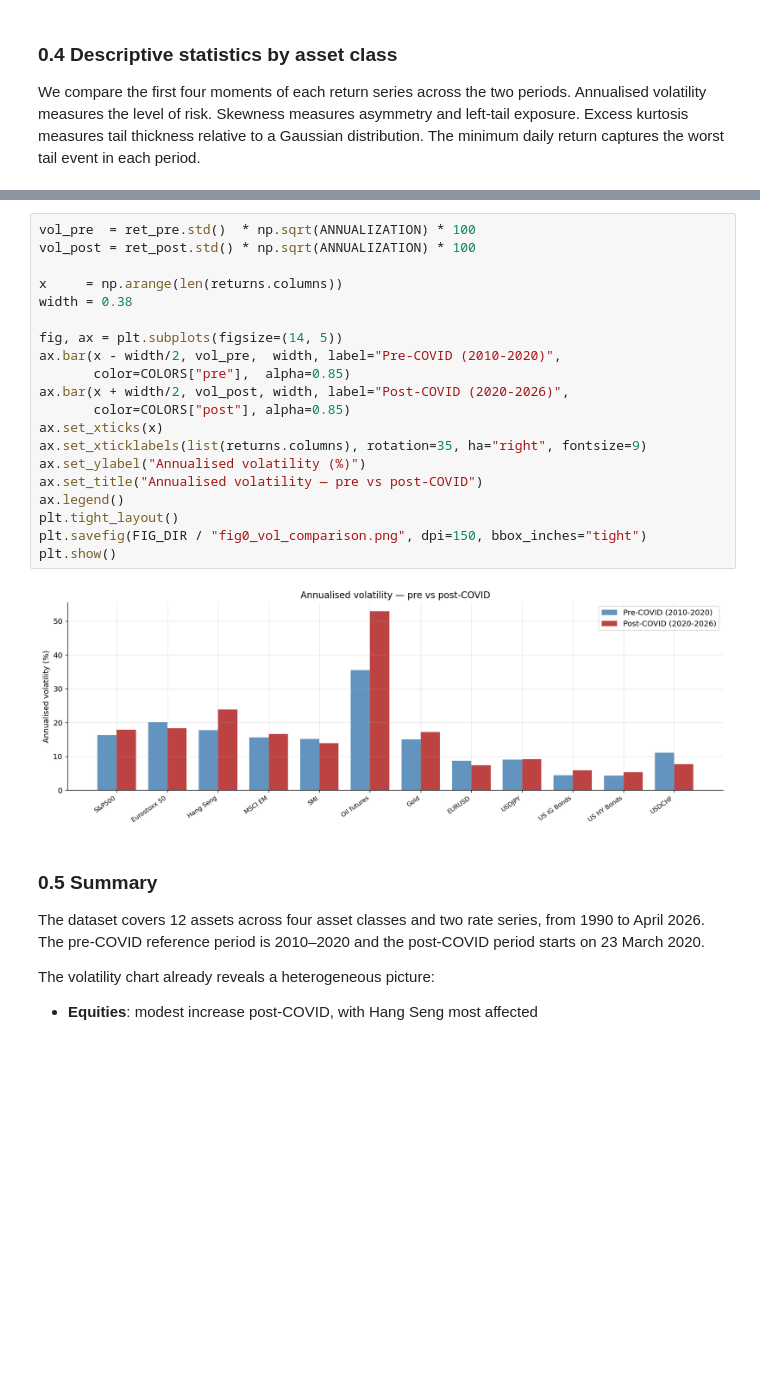
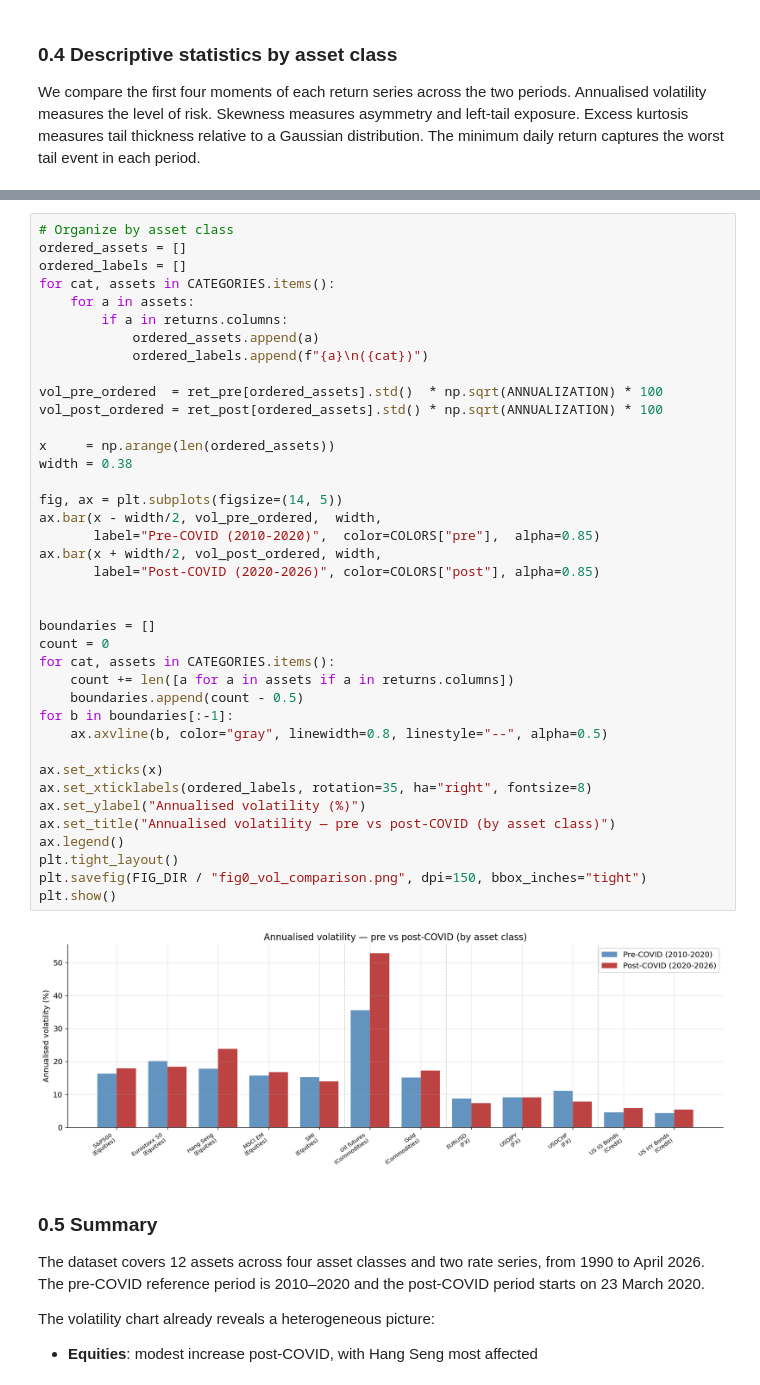
Before and after one commit to hatim8838/EMIF_PROJECT_2, a Jupyter notebook: FINAL_CODE.ipynb, the cells around one changed output, grey strips where cells are left out. Cells and saved outputs as stored; diff of their text form; blank space fills up the shorter version.

```diff
--- a/FINAL_CODE.ipynb
+++ b/FINAL_CODE.ipynb
@@ -279,27 +279,46 @@ combined
 | US HY Bonds | 4.32 | -4.323 | 49.492 | -3.68 | 5.31 | 0.882 | ... |
 | USDCHF | 11.10 | -7.104 | 229.310 | -19.38 | 7.76 | -0.689 | ... |
 # %%
-vol_pre  = ret_pre.std()  * np.sqrt(ANNUALIZATION) * 100
-vol_post = ret_post.std() * np.sqrt(ANNUALIZATION) * 100
+# Organize by asset class
+ordered_assets = []
+ordered_labels = []
+for cat, assets in CATEGORIES.items():
+    for a in assets:
+        if a in returns.columns:
+            ordered_assets.append(a)
+            ordered_labels.append(f"{a}\n({cat})")
 
-x     = np.arange(len(returns.columns))
+vol_pre_ordered  = ret_pre[ordered_assets].std()  * np.sqrt(ANNUALIZATION) * 100
+vol_post_ordered = ret_post[ordered_assets].std() * np.sqrt(ANNUALIZATION) * 100
+
+x     = np.arange(len(ordered_assets))
 width = 0.38
 
 fig, ax = plt.subplots(figsize=(14, 5))
-ax.bar(x - width/2, vol_pre,  width, label="Pre-COVID (2010-2020)",
-       color=COLORS["pre"],  alpha=0.85)
-ax.bar(x + width/2, vol_post, width, label="Post-COVID (2020-2026)",
-       color=COLORS["post"], alpha=0.85)
+ax.bar(x - width/2, vol_pre_ordered,  width,
+       label="Pre-COVID (2010-2020)",  color=COLORS["pre"],  alpha=0.85)
+ax.bar(x + width/2, vol_post_ordered, width,
+       label="Post-COVID (2020-2026)", color=COLORS["post"], alpha=0.85)
+
+
+boundaries = []
+count = 0
+for cat, assets in CATEGORIES.items():
+    count += len([a for a in assets if a in returns.columns])
+    boundaries.append(count - 0.5)
+for b in boundaries[:-1]:
+    ax.axvline(b, color="gray", linewidth=0.8, linestyle="--", alpha=0.5)
+
 ax.set_xticks(x)
-ax.set_xticklabels(list(returns.columns), rotation=35, ha="right", fontsize=9)
+ax.set_xticklabels(ordered_labels, rotation=35, ha="right", fontsize=8)
 ax.set_ylabel("Annualised volatility (%)")
-ax.set_title("Annualised volatility — pre vs post-COVID")
+ax.set_title("Annualised volatility — pre vs post-COVID (by asset class)")
 ax.legend()
 plt.tight_layout()
 plt.savefig(FIG_DIR / "fig0_vol_comparison.png", dpi=150, bbox_inches="tight")
 plt.show()
 # %% [output]
-[figure, old version]
+[figure, new version]
 # %% [markdown]
 ### 0.5 Summary
 
```
Also changed, not shown: parts of 4 cells of this notebook, 2 other files.
